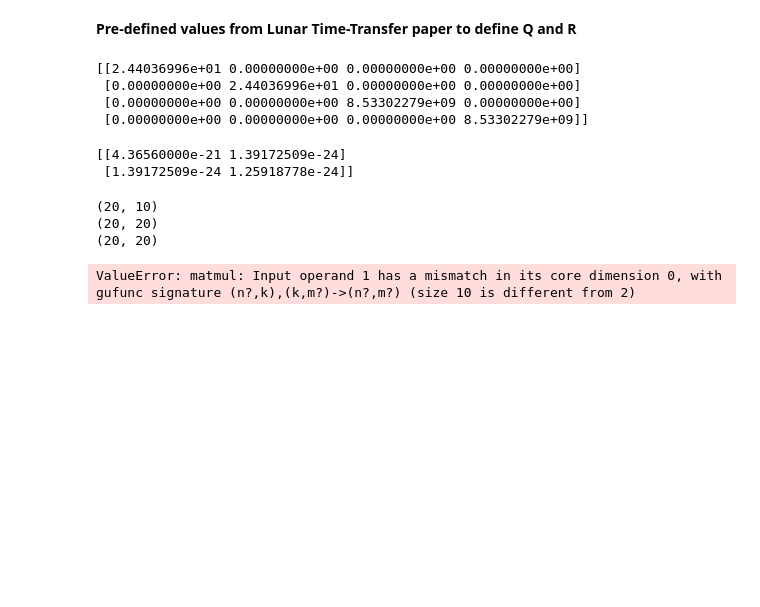
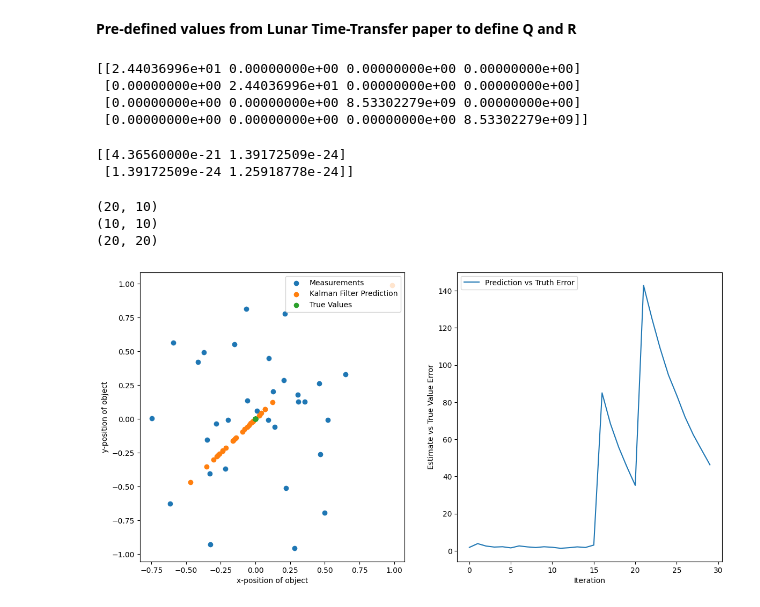
Before and after one commit to RIPS-2024-Aerospace/Aerospace-Project, a Jupyter notebook: TimingFilters.ipynb, the cells around one changed output. Drawn from its saved outputs; the diff is of its cells as text; code cells hidden in the pictures; blank space fills up the shorter version.

```diff
--- a/TimingFilters.ipynb
+++ b/TimingFilters.ipynb
@@ -118,14 +118,14 @@ def example():
     for i in range(0, 20, 4):
         H_20x10[i:i+4, i//2:i//2+2] = H
 
-    B = np.array([[0,0], [0,0], [1,0], [0,0], [0,0], [0,1]]) # control is already 0
+    B = np.array([[0,0], [0,0], [1,0], [0,0], [0,0], [0,1], [0,0], [0,0], [1,0], [0,0]]) # control is already 0
 
     # defined Q from above
-    Q_20x20 = np.zeros((20, 20))
+    Q_10x10 = np.zeros((10, 10))
 
     # Fill the 10x10 matrix with the given 2x2 matrix on the diagonals
-    for i in range(0, 20, 2):
-        Q_20x20[i:i+2, i:i+2] = Q
+    for i in range(0, 10, 2):
+        Q_10x10[i:i+2, i:i+2] = Q
 
     # defined R from above
     R_20x20 = np.zeros((20, 20))
@@ -135,16 +135,16 @@ def example():
         R_20x20[i:i+4, i:i+4] = R
 
     print(H_20x10.shape)
-    print(Q_20x20.shape)
+    print(Q_10x10.shape)
     print(R_20x20.shape)
 
     #True Initial
     x0 = np.zeros((10, 1))
 
     #First Estimate
-    x = np.array([[0,0,1,-20,0,0]]).T
+    x = np.array([[0, 0, 0, 0, 0, 0, 0, 0, 0, 0]]).T
 
-    kf = KalmanFilter(A = A, B = B, H = H_20x10, Q = Q_20x20, R = R_20x20, x0 = x)
+    kf = KalmanFilter(A = A, B = B, H = H_20x10, Q = Q_10x10, R = R_20x20, x0 = x)
 
     measure_var = 0.4
 
@@ -152,7 +152,7 @@ def example():
     #Based on the Covariance matrix the intended variance is 0.05
     procc_var = 0
 
-    z = (H @ x0) + np.random.normal([[0], [0]], measure_var)
+    z = (H_20x10 @ x0) + np.random.normal(np.zeros((20, 1)), measure_var)
 
     truth = [A@x0+np.random.normal(np.array([[0,0,0,0,0,0,0,0,0,0]]).T, procc_var)]
     predictions = []
@@ -162,36 +162,36 @@ def example():
         #These are control inputs for a "right" turn at t = 15 and a "left" turn at t=20
         if i == 15:
             u = np.array([[1],[-1]])
         elif i == 20:
             u = np.array([[-2],[2]])
         else:
             u = np.array([[0],[0]])
 
-        x = np.dot(H,  kf.predict(u))
+        x = np.dot(H_20x10,  kf.predict(u))
         predictions.append(x)
-        z = np.dot(H,truth[-1])+np.random.normal([[0],[0]],measure_var)
-        truth.append(A@truth[-1]+B@u+np.random.normal(np.array([[0,0,0,0,0,0]]).T,procc_var))
+        z = np.dot(H_20x10,truth[-1])+np.random.normal(np.zeros((20, 1)),measure_var)
+        truth.append(A@truth[-1]+ B@u + np.random.normal(np.array([[0,0,0,0,0,0,0,0,0,0]]).T,procc_var))
         measurements.append(z)
         errors.append(np.linalg.norm(x-z))
         K = kf.update(z)
 
     fig,axs = plt.subplots(1,2, figsize=(14, 7))
     axs[0].scatter([x[0][0] for x in measurements],[x[1][0] for x in measurements], label = 'Measurements')
     axs[0].scatter([x[0][0] for x in predictions],[x[1][0] for x in predictions], label = 'Kalman Filter Prediction')
-    axs[0].scatter([(H@x)[0][0] for x in truth],[(H@x)[1][0] for x in truth], label = 'True Values')
+    axs[0].scatter([((H_20x10)@x)[0][0] for x in truth],[((H_20x10)@x)[1][0] for x in truth], label = 'True Values')
     axs[0].set_xlabel("x-position of object")
     axs[0].set_ylabel("y-position of object")
     axs[0].legend()
     axs[1].plot([i for i in range(len(errors))],errors, label = 'Prediction vs Truth Error')
     axs[1].legend()
     axs[1].set_xlabel("Iteration")
     axs[1].set_ylabel("Estimate vs True Value Error")
     plt.show()
 
 if __name__ == '__main__':
     example()
 # %% [output]
 (20, 10)
+(10, 10)
 (20, 20)
-(20, 20)
-ValueError: matmul: Input operand 1 has a mismatch in its core dimension 0, with gufunc signature (n?,k),(k,m?)->(n?,m?) (size 10 is different from 2)
+[figure, added]
```
